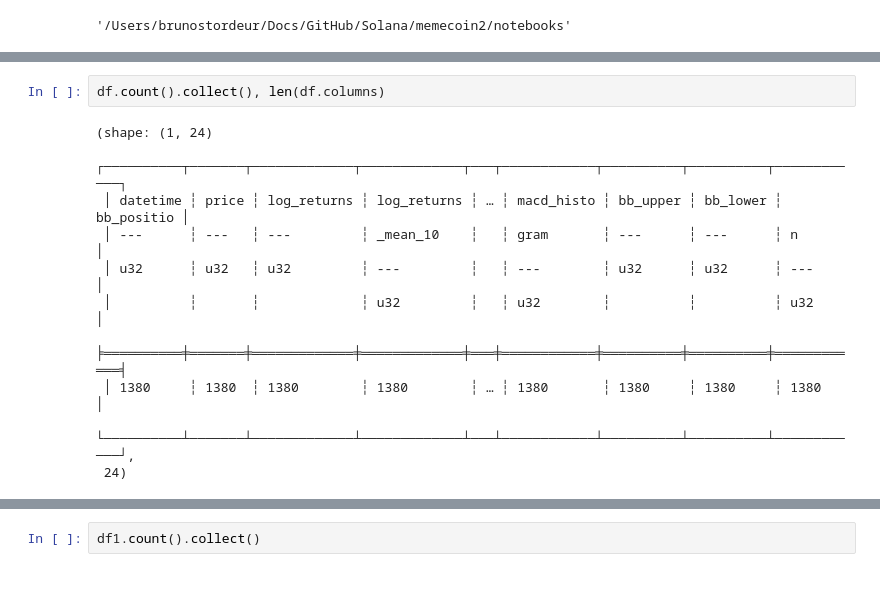
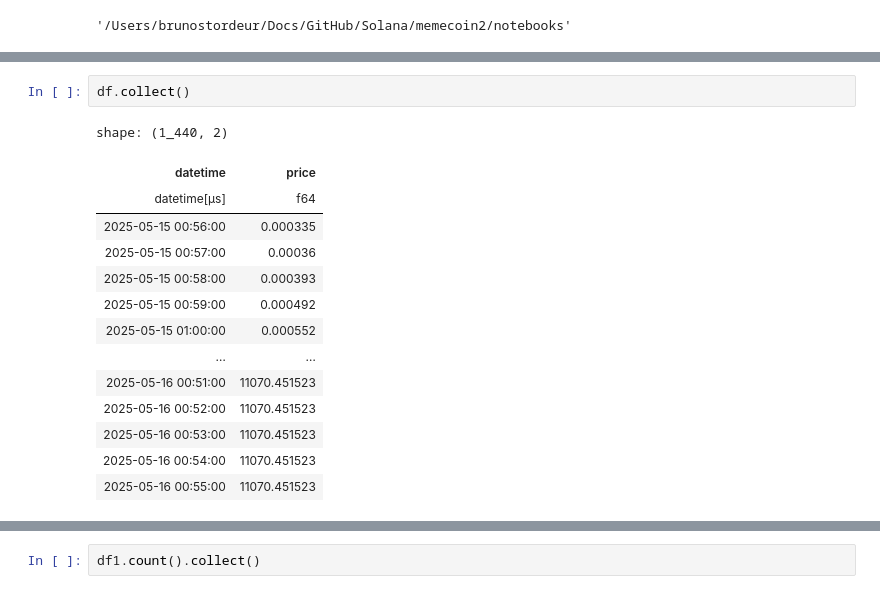
Before and after one commit to stordd13/solana-memecoin, a Jupyter notebook: notebooks/exploration.ipynb, the cells around one changed output, grey strips where cells are left out. Saved outputs shown, nothing was run; the diff lists cells and outputs as text.

```diff
--- a/notebooks/exploration.ipynb
+++ b/notebooks/exploration.ipynb
@@ -70,13 +77,17 @@ df = pl.scan_parquet("/Users/brunostordeur/Docs/GitHub/Solana/memecoin2/data/fea
 # %%
-df.count().collect(), len(df.columns)
+df.collect()
 # %% [output]
-(shape: (1, 24)
- ┌──────────┬───────┬─────────────┬─────────────┬───┬────────────┬──────────┬──────────┬────────────┐
- │ datetime ┆ price ┆ log_returns ┆ log_returns ┆ … ┆ macd_histo ┆ bb_upper ┆ bb_lower ┆ bb_positio │
- │ ---      ┆ ---   ┆ ---         ┆ _mean_10    ┆   ┆ gram       ┆ ---      ┆ ---      ┆ n          │
- │ u32      ┆ u32   ┆ u32         ┆ ---         ┆   ┆ ---        ┆ u32      ┆ u32      ┆ ---        │
- │          ┆       ┆             ┆ u32         ┆   ┆ u32        ┆          ┆          ┆ u32        │
- ╞══════════╪═══════╪═════════════╪═════════════╪═══╪════════════╪══════════╪══════════╪════════════╡
- │ 1380     ┆ 1380  ┆ 1380        ┆ 1380        ┆ … ┆ 1380       ┆ 1380     ┆ 1380     ┆ 1380       │
- └──────────┴───────┴─────────────┴─────────────┴───┴────────────┴──────────┴──────────┴────────────┘,
- 24)
+shape: (1_440, 2)
+| datetime | price |
+| datetime[μs] | f64 |
+| 2025-05-15 00:56:00 | 0.000335 |
+| 2025-05-15 00:57:00 | 0.00036 |
+| 2025-05-15 00:58:00 | 0.000393 |
+| 2025-05-15 00:59:00 | 0.000492 |
+| 2025-05-15 01:00:00 | 0.000552 |
+| … | … |
+| 2025-05-16 00:51:00 | 11070.451523 |
+| 2025-05-16 00:52:00 | 11070.451523 |
+| 2025-05-16 00:53:00 | 11070.451523 |
+| 2025-05-16 00:54:00 | 11070.451523 |
+| 2025-05-16 00:55:00 | 11070.451523 |
```
Also changed, not shown: parts of 6 cells of this notebook, 27 other files.
